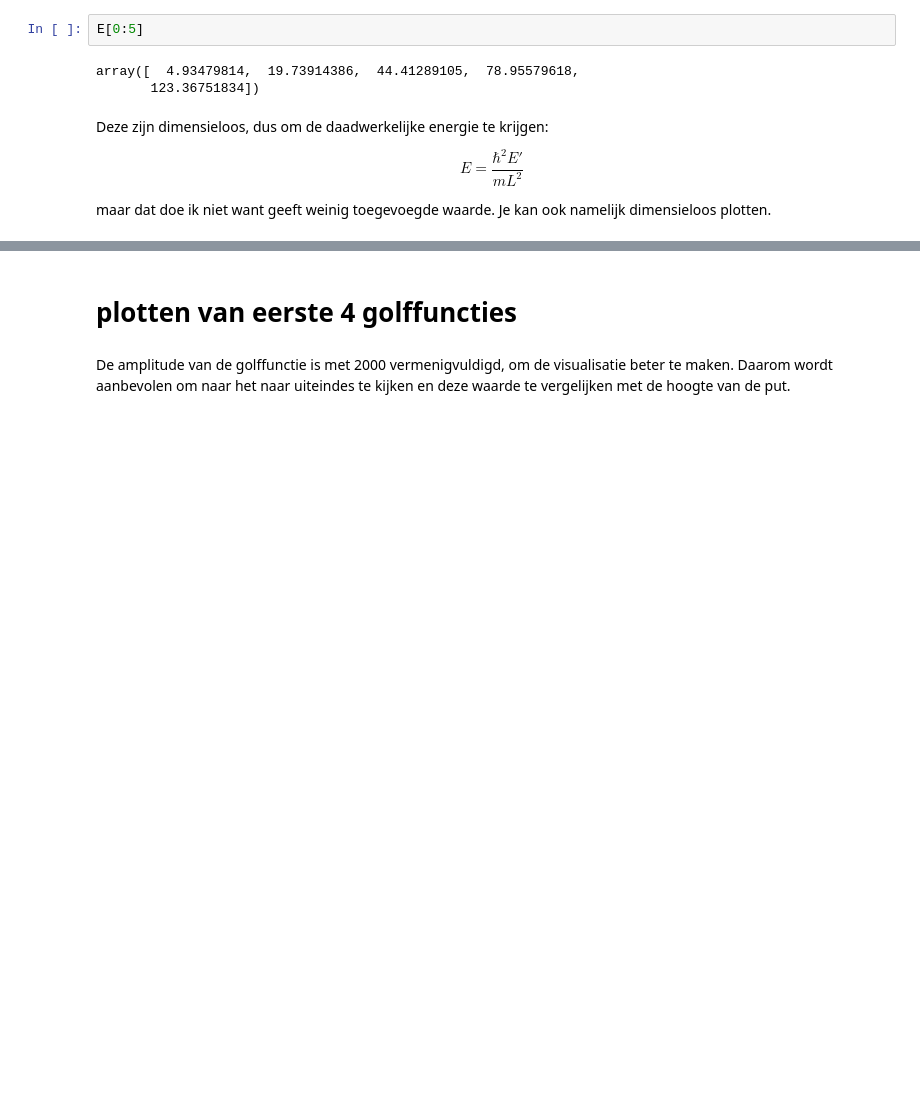
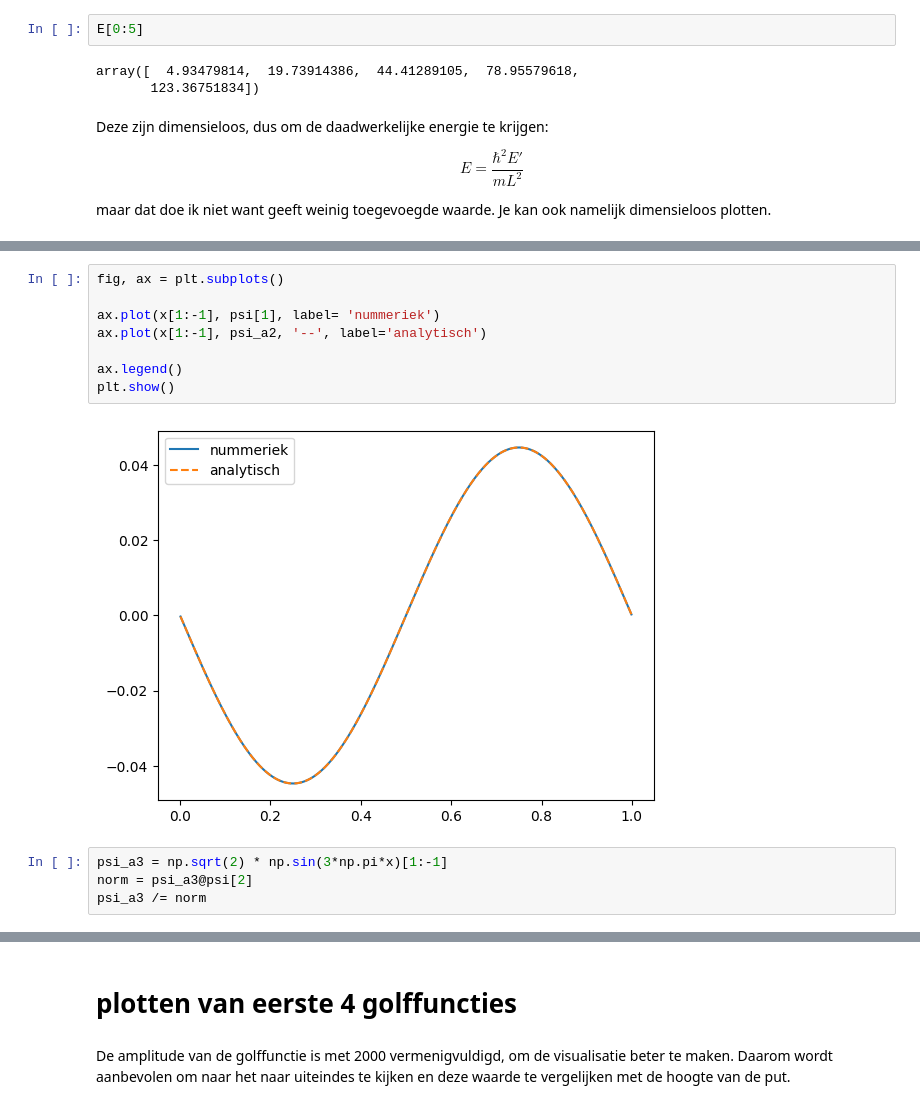
Before and after one commit to R4vante/School, a Jupyter notebook: ASIA/Infinite_well/1D-Schroedinger.ipynb, the cells around one changed output, grey strips where cells are left out. Drawn from its saved outputs; the diff is of its cells as text; blank space fills up the shorter version.

```diff
--- a/ASIA/Infinite_well/1D-Schroedinger.ipynb
+++ b/ASIA/Infinite_well/1D-Schroedinger.ipynb
@@ -124,0 +148,14 @@ maar dat doe ik niet want geeft weinig toegevoegde waarde. Je kan ook namelijk d
+# %%
+fig, ax = plt.subplots()
+
+ax.plot(x[1:-1], psi[1], label= 'nummeriek')
+ax.plot(x[1:-1], psi_a2, '--', label='analytisch')
+
+ax.legend()
+plt.show()
+# %% [output]
+[figure, added]
+# %%
+psi_a3 = np.sqrt(2) * np.sin(3*np.pi*x)[1:-1]
+norm = psi_a3@psi[2]
+psi_a3 /= norm
```
Also changed, not shown: parts of 5 cells of this notebook.
